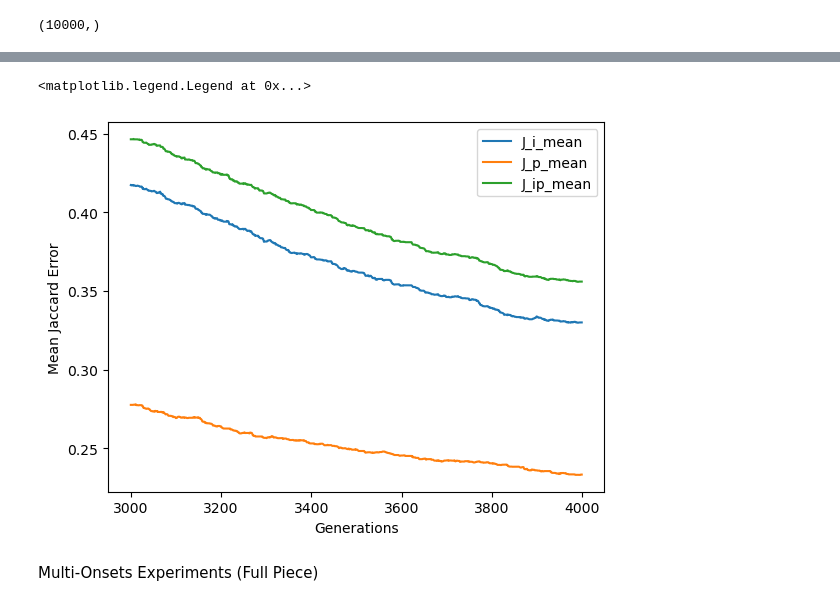
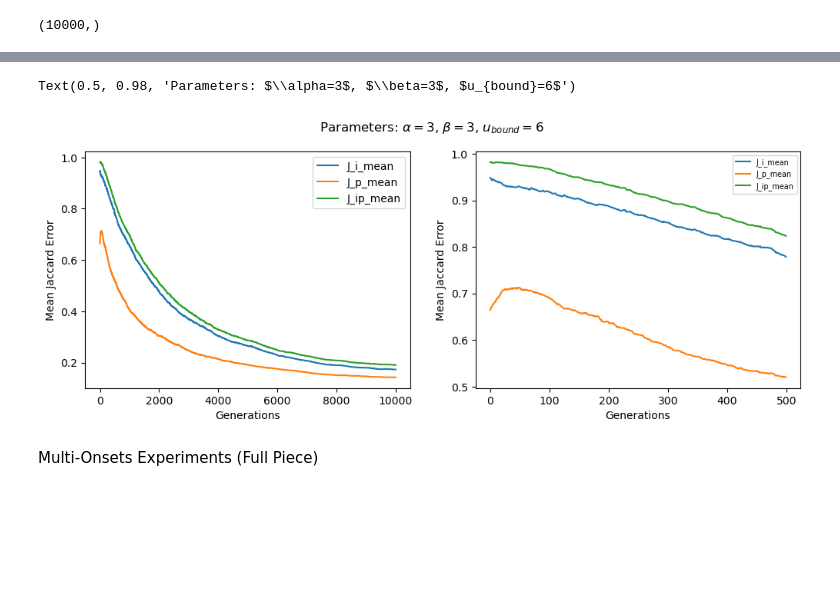
Before and after one commit to jd-rub/MA-thesis, a Jupyter notebook: notebooks/plotting.ipynb, the cells around one changed output, grey strips where cells are left out. Cells and saved outputs as stored; diff of their text form; code cells hidden in the pictures; blank space fills up the shorter version.

```diff
--- a/notebooks/plotting.ipynb
+++ b/notebooks/plotting.ipynb
@@ -126,13 +126,21 @@ plt.legend()
-# %%
-plt.plot(np.arange(3000, 4000), j_i_means[3000:4000], label="J_i_mean")
-plt.plot(np.arange(3000, 4000), j_p_means[3000:4000], label="J_p_mean")
-plt.plot(np.arange(3000, 4000), j_ip_means[3000:4000], label="J_ip_mean")
-plt.xlabel("Generations")
-plt.ylabel("Mean Jaccard Error")
-plt.legend()
-# %% [output]
-<matplotlib.legend.Legend at 0x...>
-[figure, removed]
+# %%
+fig, ax = plt.subplots(nrows=1, ncols=2, figsize=(12, 4))
+ax[0].plot(j_i_means, label="J_i_mean")
+ax[0].plot(j_p_means, label="J_p_mean")
+ax[0].plot(j_ip_means, label="J_ip_mean")
+ax[0].set_xlabel("Generations")
+ax[0].set_ylabel("Mean Jaccard Error")
+ax[0].legend()
+ax[1].plot(np.arange(0, 500), j_i_means[0:500], label="J_i_mean")
+ax[1].plot(np.arange(0, 500), j_p_means[0:500], label="J_p_mean")
+ax[1].plot(np.arange(0, 500), j_ip_means[0:500], label="J_ip_mean")
+ax[1].set_xlabel("Generations")
+ax[1].set_ylabel("Mean Jaccard Error")
+ax[1].legend(fontsize='x-small')
+fig.suptitle(r"Parameters: $\alpha=3$, $\beta=3$, $u_{bound}=6$")
+# %% [output]
+Text(0.5, 0.98, 'Parameters: $\\alpha=3$, $\\beta=3$, $u_{bound}=6$')
+[figure, added]
 # %% [markdown]
 Multi-Onsets Experiments (Full Piece)
 # %%
```
Also changed, not shown: parts of 2 cells of this notebook.
